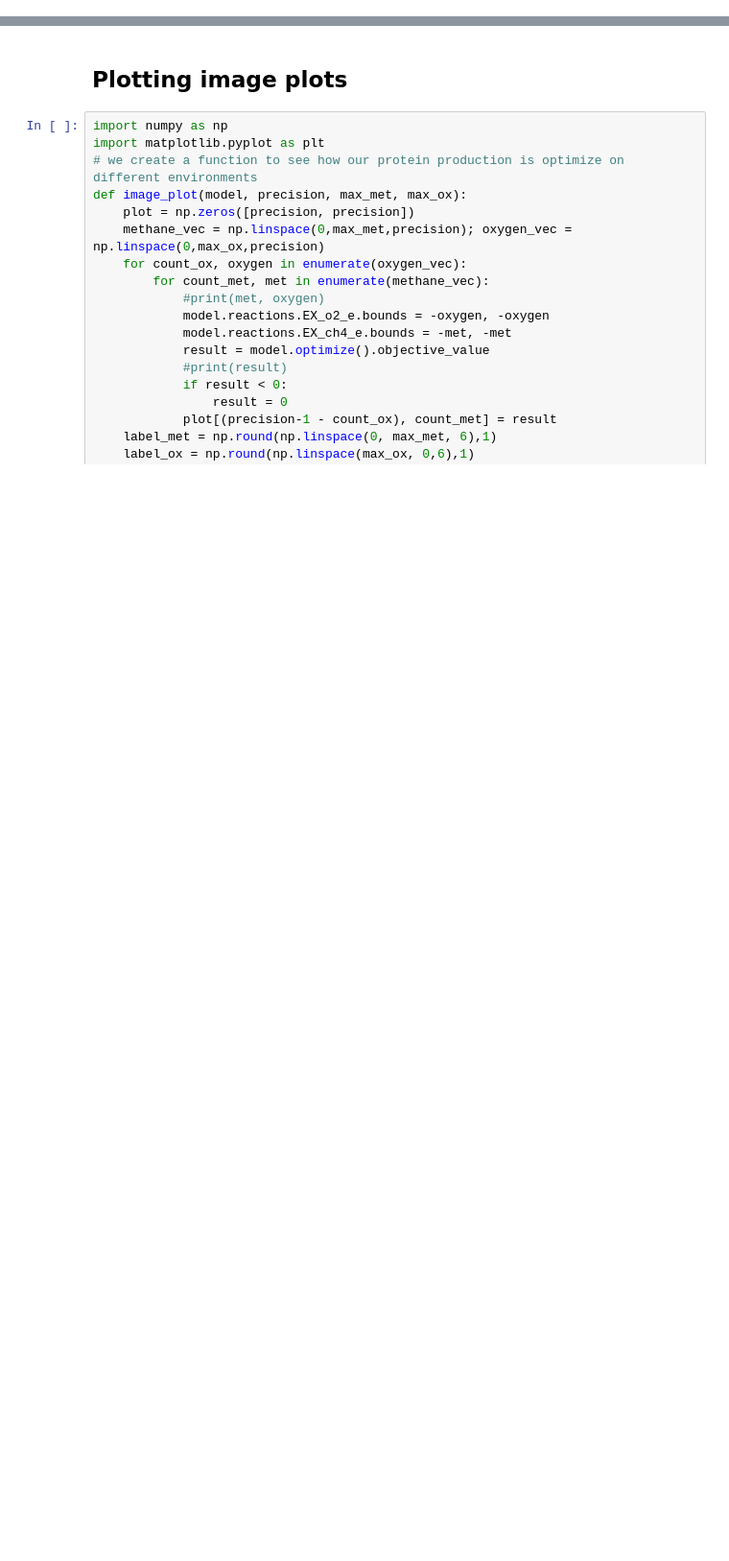
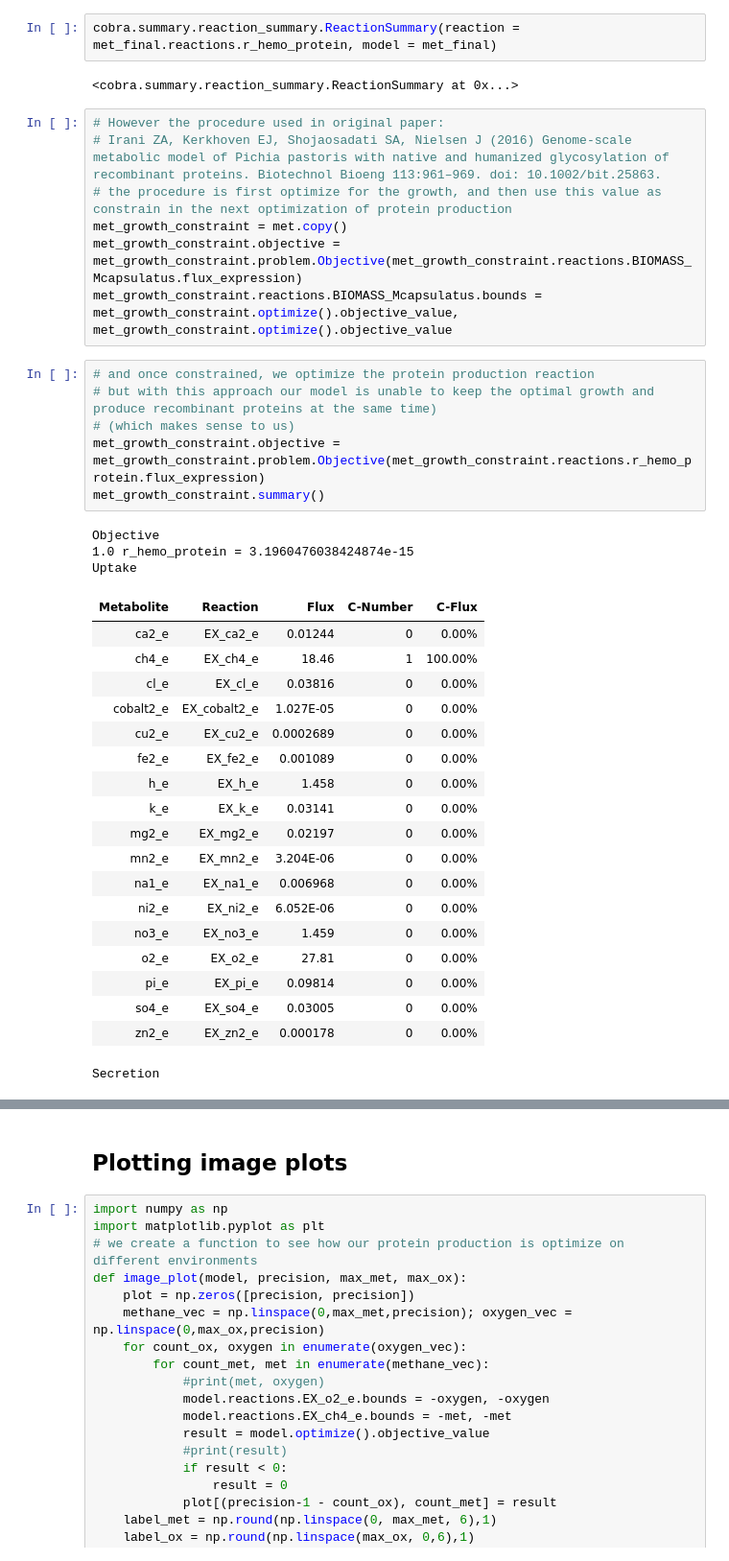
Before and after one commit to Schwebus/DTU_Biobuilders_2021, a Jupyter notebook: GSM_model/M.capsulatus.ipynb, the cells around one changed output, grey strips where cells are left out. Shown: that part at 96% size. Cells and saved outputs as stored; diff of their text form; blank space fills up the shorter version.

```diff
--- a/GSM_model/M.capsulatus.ipynb
+++ b/GSM_model/M.capsulatus.ipynb
@@ -541,0 +464,40 @@ cobra.summary.reaction_summary.ReactionSummary(reaction = met.reactions.hemo_pro
+# %%
+cobra.summary.reaction_summary.ReactionSummary(reaction = met_final.reactions.r_hemo_protein, model = met_final)
+# %% [output]
+<cobra.summary.reaction_summary.ReactionSummary at 0x...>
+# %%
+# However the procedure used in original paper:
+# Irani ZA, Kerkhoven EJ, Shojaosadati SA, Nielsen J (2016) Genome-scale metabolic model of Pichia pastoris with native and humanized glycosylation of recombinant proteins. Biotechnol Bioeng 113:961–969. doi: 10.1002/bit.25863.
+# the procedure is first optimize for the growth, and then use this value as constrain in the next optimization of protein production
+met_growth_constraint = met.copy()
+met_growth_constraint.objective = met_growth_constraint.problem.Objective(met_growth_constraint.reactions.BIOMASS_Mcapsulatus.flux_expression)
+met_growth_constraint.reactions.BIOMASS_Mcapsulatus.bounds = met_growth_constraint.optimize().objective_value, met_growth_constraint.optimize().objective_value
+# %%
+# and once constrained, we optimize the protein production reaction
+# but with this approach our model is unable to keep the optimal growth and produce recombinant proteins at the same time)
+# (which makes sense to us)
+met_growth_constraint.objective = met_growth_constraint.problem.Objective(met_growth_constraint.reactions.r_hemo_protein.flux_expression)
+met_growth_constraint.summary()
+# %% [output]
+Objective
+1.0 r_hemo_protein = 3.1960476038424874e-15
+Uptake
+| Metabolite | Reaction | Flux | C-Number | C-Flux |
+| ca2_e | EX_ca2_e | 0.01244 | 0 | 0.00% |
+| ch4_e | EX_ch4_e | 18.46 | 1 | 100.00% |
+| cl_e | EX_cl_e | 0.03816 | 0 | 0.00% |
+| cobalt2_e | EX_cobalt2_e | 1.027E-05 | 0 | 0.00% |
+| cu2_e | EX_cu2_e | 0.0002689 | 0 | 0.00% |
+| fe2_e | EX_fe2_e | 0.001089 | 0 | 0.00% |
+| h_e | EX_h_e | 1.458 | 0 | 0.00% |
+| k_e | EX_k_e | 0.03141 | 0 | 0.00% |
+| mg2_e | EX_mg2_e | 0.02197 | 0 | 0.00% |
+| mn2_e | EX_mn2_e | 3.204E-06 | 0 | 0.00% |
+| na1_e | EX_na1_e | 0.006968 | 0 | 0.00% |
+| ni2_e | EX_ni2_e | 6.052E-06 | 0 | 0.00% |
+| no3_e | EX_no3_e | 1.459 | 0 | 0.00% |
+| o2_e | EX_o2_e | 27.81 | 0 | 0.00% |
+| pi_e | EX_pi_e | 0.09814 | 0 | 0.00% |
+| so4_e | EX_so4_e | 0.03005 | 0 | 0.00% |
+| zn2_e | EX_zn2_e | 0.000178 | 0 | 0.00% |
+Secretion
```
Also changed, not shown: parts of 43 cells of this notebook.
